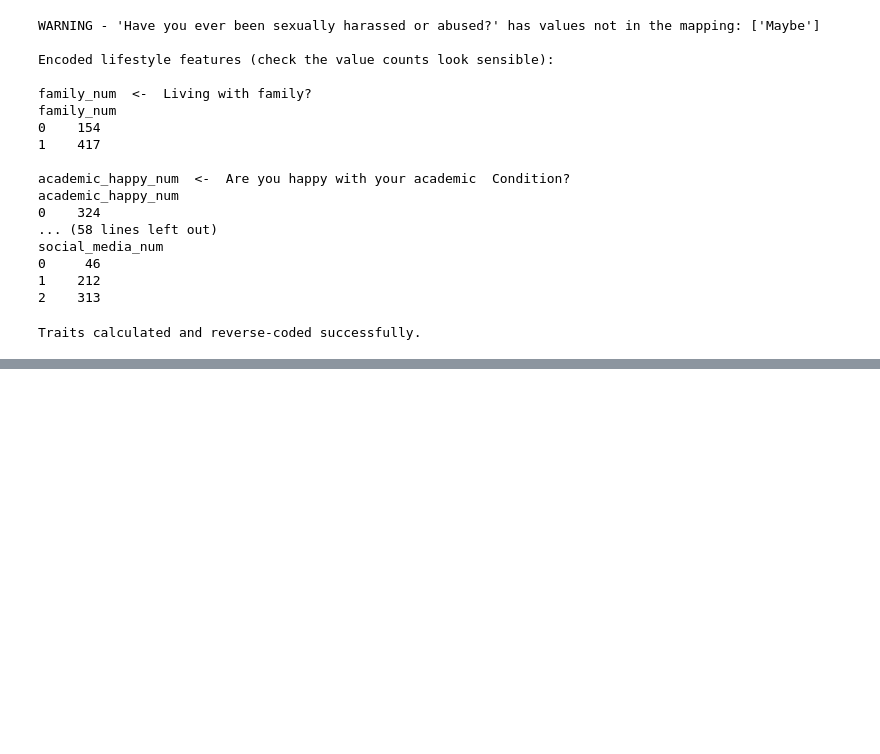
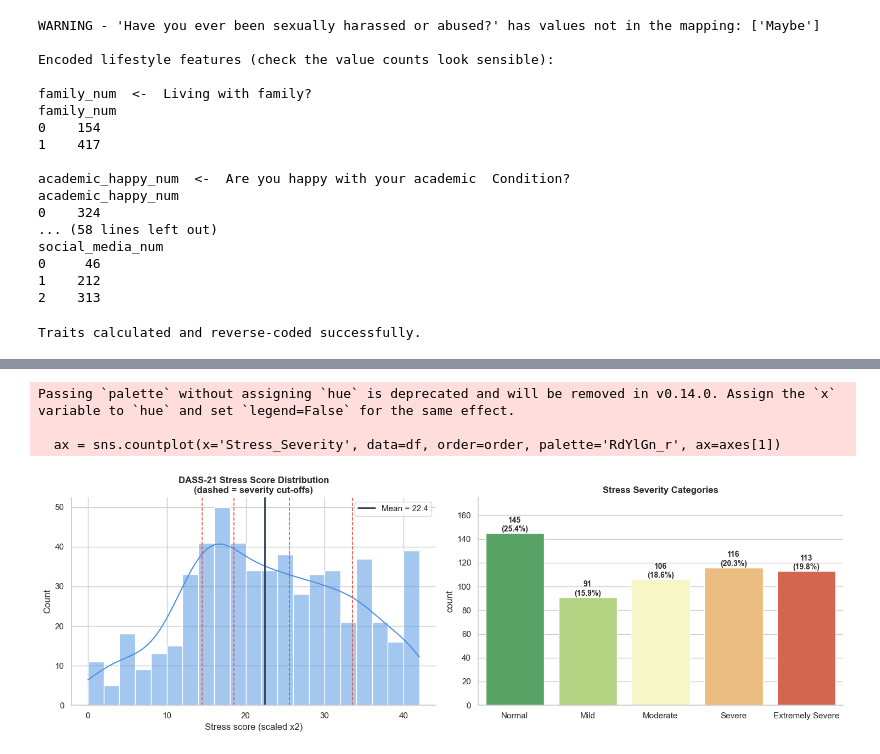
Before and after one commit to Machine-Learning-CSC1169-Group-Project/bangladesh_dataset, a Jupyter notebook: Swetha/Modelss.ipynb, the cells around one changed output, grey strips where cells are left out. Drawn from its saved outputs; the diff is of its cells as text; code cells hidden in the pictures; blank space fills up the shorter version.

Commit message:
Graphs

```diff
--- a/Swetha/Modelss.ipynb
+++ b/Swetha/Modelss.ipynb
@@ -675,0 +712,18 @@ CLASSIFICATION PERFORMANCE METRICS
+# %%
+# 1 summary tables
+import matplotlib.pyplot as plt
+import seaborn as sns
+
+sns.set_theme(style="whitegrid")
+PALETTE = {'blue': '#4A90E2', 'green': '#2ECC71', 'red': '#E74C3C', 'dark': '#2c3e50'}
+
+summary_cols = big_five_cols + ['Stress_Score', 'DASS_Stress_Scaled']
+print("=== Numeric descriptive statistics ===")
+display(df[summary_cols].describe().T.round(2))
+
+print("\n=== Skewness & kurtosis ===")
+display(df[summary_cols].agg(['skew', 'kurt']).T.round(2))
+
+print("\n=== Stress severity distribution ===")
+sev = df['Stress_Severity'].value_counts().sort_index()
+display(pd.DataFrame({'Count': sev, 'Percent': (sev / sev.sum() * 100).round(1)}))
@@ -675,0 +757,34 @@ CLASSIFICATION PERFORMANCE METRICS
+# %%
+## 2 stress score and severity distribution
+
+fig, axes = plt.subplots(1, 2, figsize=(15, 5))
+
+sns.histplot(df['DASS_Stress_Scaled'], bins=range(0, 44, 2), kde=True,
+             color=PALETTE['blue'], ax=axes[0])
+for cut in [14.5, 18.5, 25.5, 33.5]:
+    axes[0].axvline(cut, color=PALETTE['red'], linestyle='--', linewidth=1.2)
+axes[0].axvline(df['DASS_Stress_Scaled'].mean(), color=PALETTE['dark'], linewidth=2,
+                label=f"Mean = {df['DASS_Stress_Scaled'].mean():.1f}")
+axes[0].set_title("DASS-21 Stress Score Distribution\n(dashed = severity cut-offs)", weight='bold')
+axes[0].set_xlabel("Stress score (scaled x2)")
+axes[0].legend()
+
+order = category_order
+ax = sns.countplot(x='Stress_Severity', data=df, order=order, palette='RdYlGn_r', ax=axes[1])
+total = len(df)
+for p in ax.patches:
+    ax.annotate(f"{int(p.get_height())}\n({p.get_height()/total*100:.1f}%)",
+                (p.get_x() + p.get_width()/2, p.get_height()),
+                ha='center', va='bottom', fontsize=10, weight='bold')
+axes[1].set_title("Stress Severity Categories", weight='bold')
+axes[1].set_xlabel("")
+axes[1].set_ylim(0, axes[1].get_ylim()[1] * 1.15)
+
+sns.despine()
+plt.tight_layout()
+plt.show()
+# %% [output]
+Passing `palette` without assigning `hue` is deprecated and will be removed in v0.14.0. Assign the `x` variable to `hue` and set `legend=False` for the same effect.
+
+  ax = sns.countplot(x='Stress_Severity', data=df, order=order, palette='RdYlGn_r', ax=axes[1])
+[figure, added]
```
Also changed, not shown: parts of 16 cells of this notebook, 2 other files.
